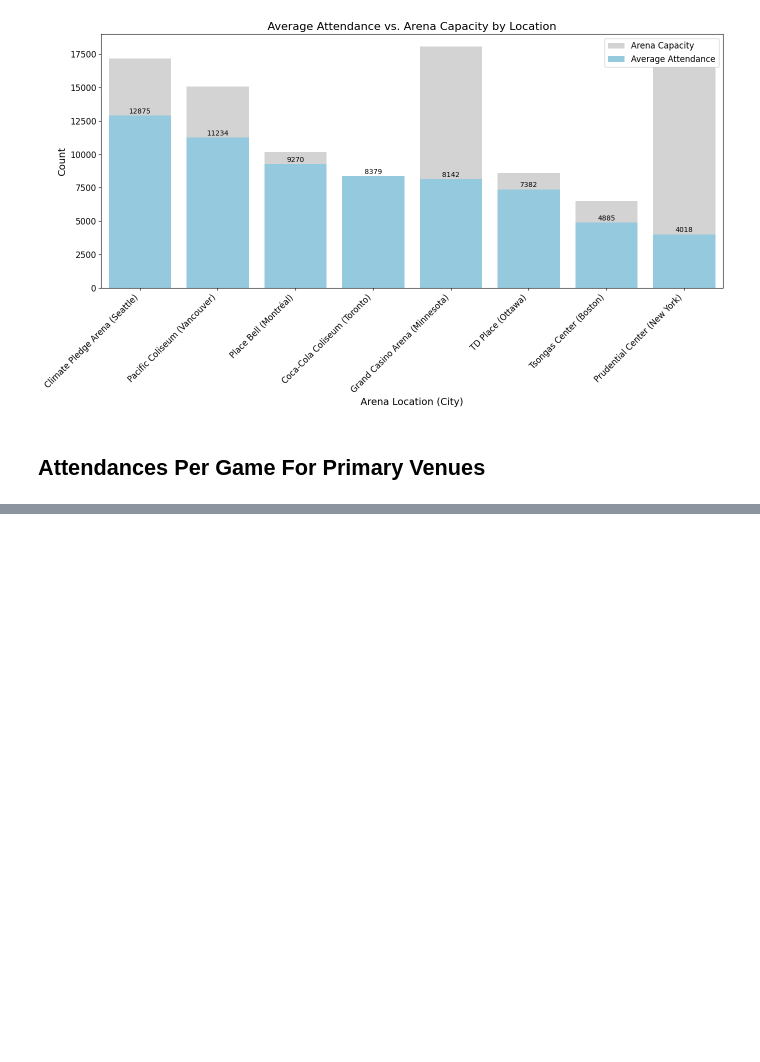
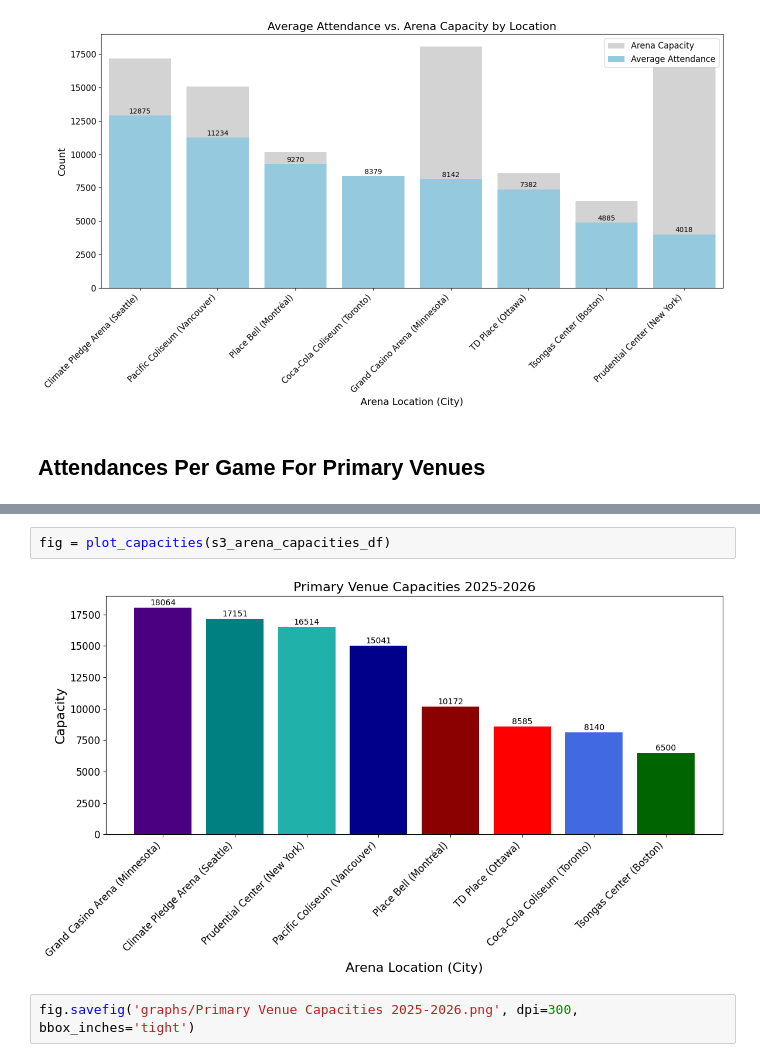
Before and after one commit to 365hockeygirl/pwhl-attendance-data-s3, a Jupyter notebook: code_to_fetch_data/Create_PWHL_Attendance_Dataset.ipynb, the cells around one changed output, grey strips where cells are left out. Saved outputs shown, nothing was run; the diff lists cells and outputs as text; blank space fills up the shorter version.

```diff
--- a/code_to_fetch_data/Create_PWHL_Attendance_Dataset.ipynb
+++ b/code_to_fetch_data/Create_PWHL_Attendance_Dataset.ipynb
@@ -399,0 +577,6 @@ for arena_name in primary_location_name_map.values():
+# %%
+fig = plot_capacities(s3_arena_capacities_df)
+# %% [output]
+[figure, added]
+# %%
+fig.savefig('graphs/Primary Venue Capacities 2025-2026.png', dpi=300, bbox_inches='tight')
```
Also changed, not shown: parts of 44 cells of this notebook, 1 other file.
